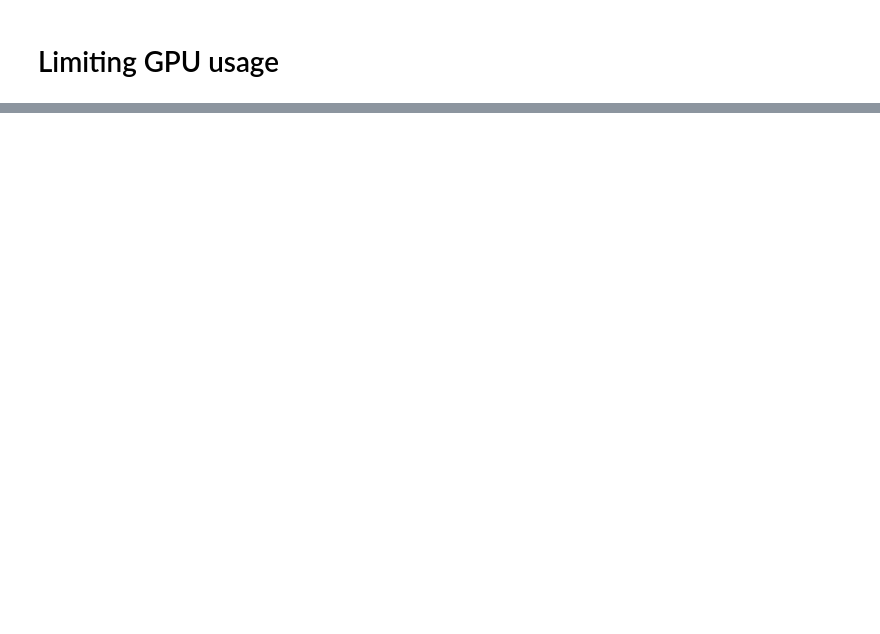
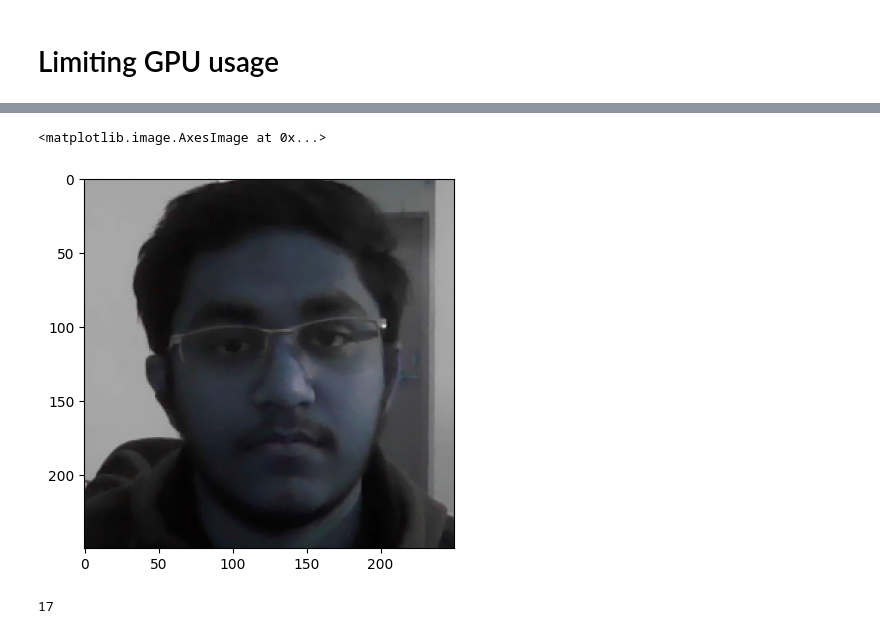
Before and after one commit to punyamodi/Siammesse-Network, a Jupyter notebook: Siamese_Network.ipynb, the cells around one changed output, grey strips where cells are left out. Cells and saved outputs as stored; diff of their text form; code cells hidden in the pictures; blank space fills up the shorter version.

```diff
--- a/Siamese_Network.ipynb
+++ b/Siamese_Network.ipynb
@@ -41,0 +47,5 @@ for gpu in gpus:
+# %%
+# Setup paths
+POS_PATH = os.path.join('data', 'positive')
+NEG_PATH = os.path.join('data', 'negative')
+ANC_PATH = os.path.join('data', 'anchor')
@@ -44,0 +513,4 @@ for gpu in gpus:
+# %%
+# Reload model
+siamese_model = tf.keras.models.load_model('siamesemodelv2.h5',
+                                   custom_objects={'L1Dist':L1Dist, 'BinaryCrossentropy':tf.losses.BinaryCrossentropy})
@@ -44,0 +579,4 @@ for gpu in gpus:
+# %%
+for image in os.listdir(os.path.join('application_data', 'verification_images')):
+    validation_img = os.path.join('application_data', 'verification_images', image)
+    print(validation_img)
@@ -44,0 +623,30 @@ for gpu in gpus:
+# %%
+cap = cv2.VideoCapture(0)
+while cap.isOpened():
+    ret, frame = cap.read()
+    frame = frame[120:120+250,200:200+250, :]
+
+    cv2.imshow('Verification', frame)
+
+    # Verification trigger
+    if cv2.waitKey(10) & 0xFF == ord('v'):
+        # Save input image to application_data/input_image folder
+#         hsv = cv2.cvtColor(frame, cv2.COLOR_BGR2HSV)
+#         h, s, v = cv2.split(hsv)
+
+#         lim = 255 - 10
+#         v[v > lim] = 255
+#         v[v <= lim] -= 10
+
+#         final_hsv = cv2.merge((h, s, v))
+#         img = cv2.cvtColor(final_hsv, cv2.COLOR_HSV2BGR)
+
+        cv2.imwrite(os.path.join('application_data', 'input_image', 'input_image.jpg'), frame)
+        # Run verification
+        results, verified = verify(siamese_model, 0.5, 0.6)
+        print(verified)
+
+    if cv2.waitKey(10) & 0xFF == ord('q'):
+        break
+cap.release()
+cv2.destroyAllWindows()
@@ -44,0 +671,9 @@ for gpu in gpus:
+# %%
+plt.imshow(frame)
+# %% [output]
+<matplotlib.image.AxesImage at 0x...>
+[figure, added]
+# %%
+np.sum(np.squeeze(results) > 0.9)
+# %% [output]
+17
```
Also changed, not shown: parts of 88 cells of this notebook.
